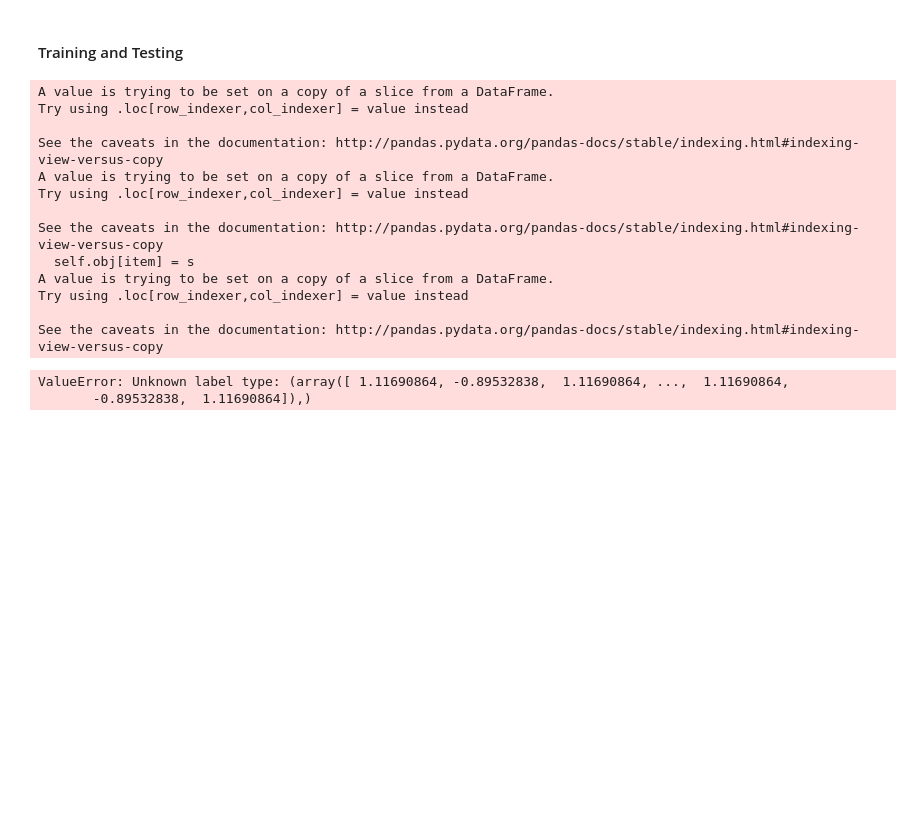
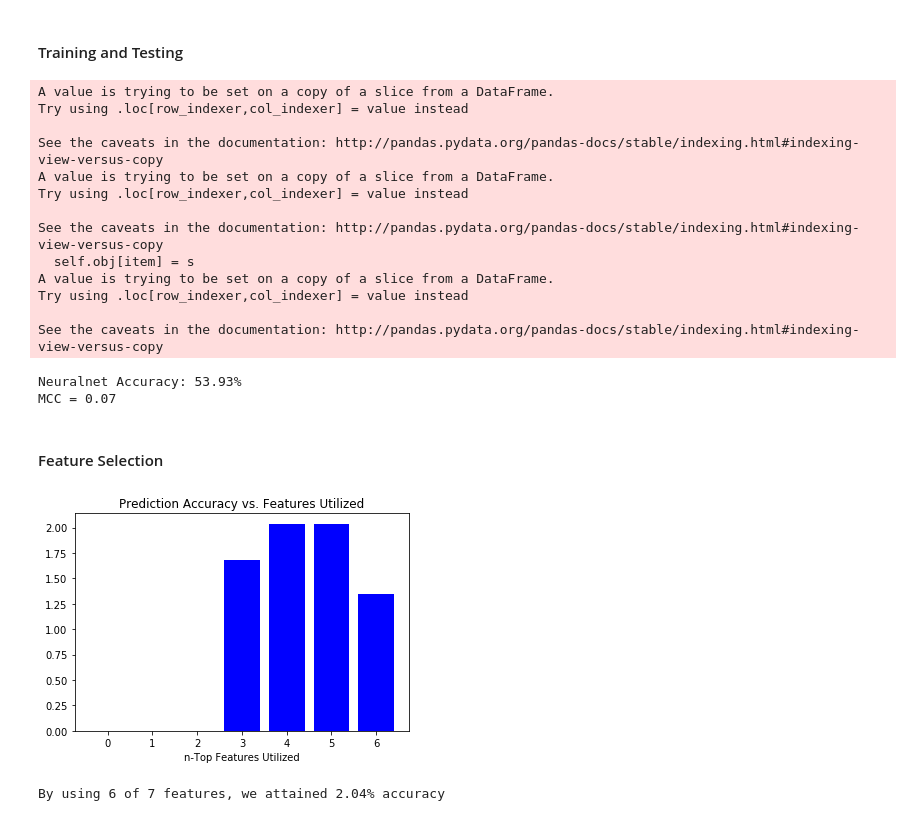
Before and after one commit to thecryptogolddiggers/project, a Jupyter notebook: ripple/feature_selection.ipynb, the cells around one changed output. Saved outputs shown, nothing was run; the diff lists cells and outputs as text; code cells hidden in the pictures; blank space fills up the shorter version.

Commit message:
fix ripple NeuralNetwork stuff

```diff
--- a/ripple/feature_selection.ipynb
+++ b/ripple/feature_selection.ipynb
@@ -323,8 +324,8 @@ num_feats = 7
 df_nn = pd.read_csv(input_file)
 
 # preprocessing: factorize date column
-for i in [0]:
-    df_nn.iloc[:,i] = labelencoder.fit_transform(df_nn.iloc[:,i])
+# for i in [0]:
+#     df_nn.iloc[:,i] = labelencoder.fit_transform(df_nn.iloc[:,i])
 
 # train/test split
 df_nn['is_train'] = np.random.uniform(0, 1, len(df_nn)) <= split
@@ -341,6 +342,13 @@ test[features] = scaler.transform(test[features])
 
 # predict whether price will drop more than 5% tomorrow
 nn = NeuralNet(solver='lbfgs', learning_rate_init=1e-3, alpha=1e-5, hidden_layer_sizes=(100,5), random_state=1, verbose=False)
+nn.fit(train[features], train[attribute])
+print("Neuralnet Accuracy: %.2f%%" % (nn.score(test[features], test[attribute])*100.0))
+
+# matthews correction coefficient
+coeff = mcc(test[attribute],nn.predict(test[features]))
+print("MCC = %.2f" % coeff)
+
 
 # # predict whether price will drop more than 5% tomorrow
 # nn.fit(train[features], train[attribute])
@@ -355,10 +363,10 @@ nn = NeuralNet(solver='lbfgs', learning_rate_init=1e-3, alpha=1e-5, hidden_layer
 # print(nn.score(test[features], test[attribute]))
 
 # predict whether price will increase or decrease
-nn.fit(train[features], train[attribute])
-price_increases_tomorrow = nn.predict(test[features])
-probs_inc = nn.predict_proba(test[features])
-print(nn.score(test[features], test[attribute]))
+# nn.fit(train[features], train[attribute])
+# price_increases_tomorrow = nn.predict(test[features])
+# probs_inc = nn.predict_proba(test[features])
+# print(nn.score(test[features], test[attribute]))
 
 # # predict whether price will rise more than 5% tomorrow
 # nn.fit(train[features], train['2_gain_tomorrow'])
@@ -384,5 +392,33 @@ A value is trying to be set on a copy of a slice from a DataFrame.
 Try using .loc[row_indexer,col_indexer] = value instead
 
 See the caveats in the documentation: http://pandas.pydata.org/pandas-docs/stable/indexing.html#indexing-view-versus-copy
-ValueError: Unknown label type: (array([ 1.11690864, -0.89532838,  1.11690864, ...,  1.11690864,
-       -0.89532838,  1.11690864]),)
+Neuralnet Accuracy: 53.93%
+MCC = 0.07
+# %% [markdown]
+#### Feature Selection
+# %%
+accuracy_l = []
+for i in range(1,num_feats+1):
+    # how many?
+    feats_to_keep = i
+    # reduce features
+    top_features = df_nn.columns[indices[-1*int(feats_to_keep):]]
+    # gradient boost
+    nn = NeuralNet()
+    nn.fit(train[top_features], train[attribute])
+    # predictions and plotting
+    coeff = mcc(test[attribute],nn.predict(test[top_features]))
+    accuracy_l.append(nn.score(test[top_features], test[attribute]) * coeff * 100.0)
+
+# plot feature selection results
+plt.title('Prediction Accuracy vs. Features Utilized')
+plt.bar(range(num_feats), accuracy_l, color='b', align='center')
+plt.xlabel('n-Top Features Utilized')
+plt.show()
+
+# optimal number of features
+best_n = accuracy_l.index(max(accuracy_l))
+print("By using %d of %d features, we attained %.2f%% accuracy\n" % (best_n + 1,num_feats,accuracy_l[best_n]))
+# %% [output]
+[figure, added]
+By using 6 of 7 features, we attained 2.04% accuracy
```
Also changed, not shown: parts of 6 cells of this notebook.
